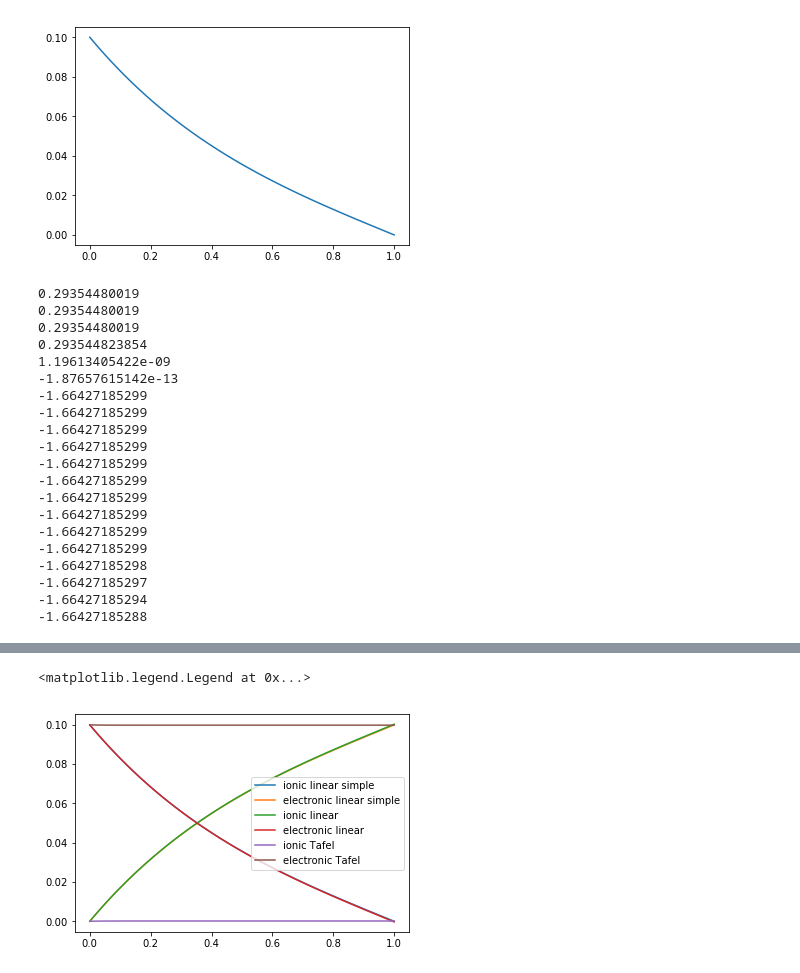
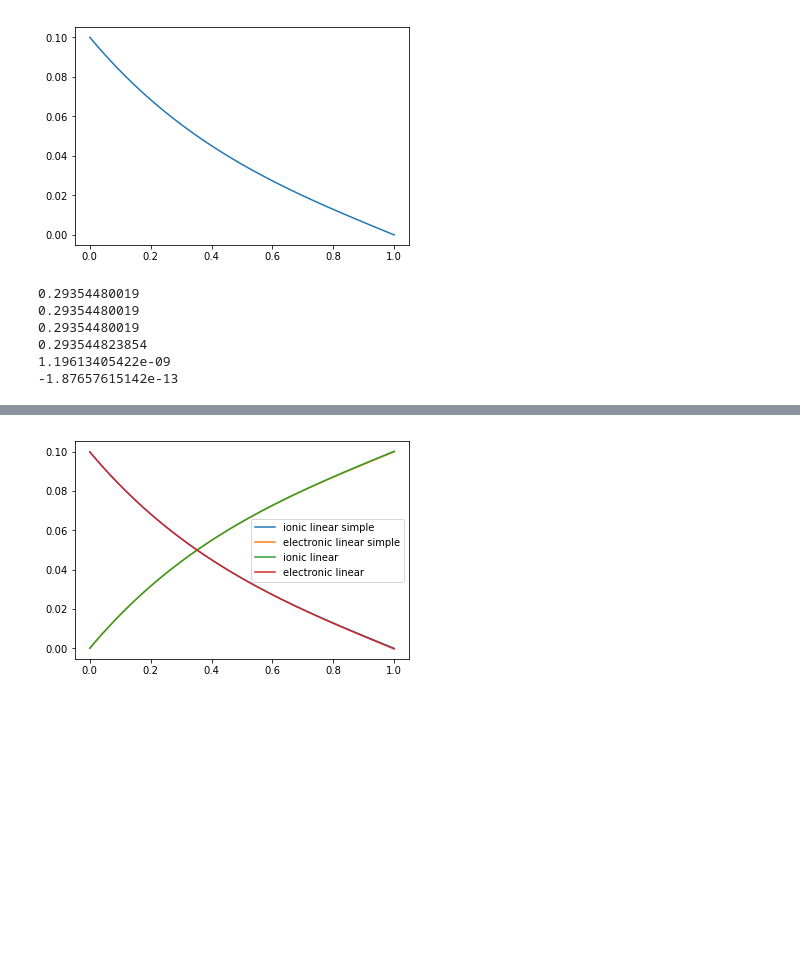
Before and after one commit to dalcox/batteries, a Jupyter notebook: Battery Modeling 1D Steady State.ipynb, the cells around one changed output, grey strips where cells are left out. Drawn from its saved outputs; the diff is of its cells as text; code cells hidden in the pictures; blank space fills up the shorter version.

Commit message:
Commented out tafel kinetics for now

```diff
--- a/Battery Modeling 1D Steady State.ipynb
+++ b/Battery Modeling 1D Steady State.ipynb
@@ -92,18 +92,18 @@ u2_0, = fsolve(objective, 0)
 simple_i = odeint(simplebattfunc, [I, u2_0], X)
 simple_i1 = I - simple_i[:,0]
 
-u2_0, = fsolve(objectiveLinear, 0)
-linear_IV = odeint(linearbattfunc, [0, I, 0, u2_0], X)
+linear_V2_0 = fsolve(objectiveLinear, 0)
+linear_IV = odeint(linearbattfunc, [0, I, 0, linear_V2_0], X)
 
-u2_0, = fsolve(objectiveBV, -1e-13)
-BV_IV = odeint(BVbattfunc, [0, I, 0, u2_0], X)
+# BV_V2_0, = fsolve(objectiveBV, 0)
+# BV_IV = odeint(BVbattfunc, [0, I, 0, BV_V2_0], X)
 
 plt.plot(X, simple_i[:,0], label = 'ionic linear simple')
 plt.plot(X, simple_i1, label = 'electronic linear simple')
 plt.plot(X, linear_IV[:,0], label = 'ionic linear')
 plt.plot(X, linear_IV[:,1], label = 'electronic linear')
-plt.plot(X, BV_IV[:,0], label = 'ionic Tafel')
-plt.plot(X, BV_IV[:,1], label = 'electronic Tafel')
+# plt.plot(X, BV_IV[:,0], label = 'ionic Tafel')
+# plt.plot(X, BV_IV[:,1], label = 'electronic Tafel')
 plt.legend(loc = 'best')
 # %% [output]
 0.29354480019
@@ -112,17 +112,3 @@ plt.legend(loc = 'best')
 0.293544823854
 1.19613405422e-09
 -1.87657615142e-13
--1.66427185299
--1.66427185299
--1.66427185299
--1.66427185299
--1.66427185299
--1.66427185299
--1.66427185299
--1.66427185299
--1.66427185299
--1.66427185299
--1.66427185298
--1.66427185297
--1.66427185294
--1.66427185288
@@ -130,4 +116,3 @@ plt.legend(loc = 'best')
-<matplotlib.legend.Legend at 0x...>
-[figure, old version]
+[figure, new version]
 # %%
 plt.plot?
```
Also changed, not shown: parts of 2 cells of this notebook, 2 other files.
